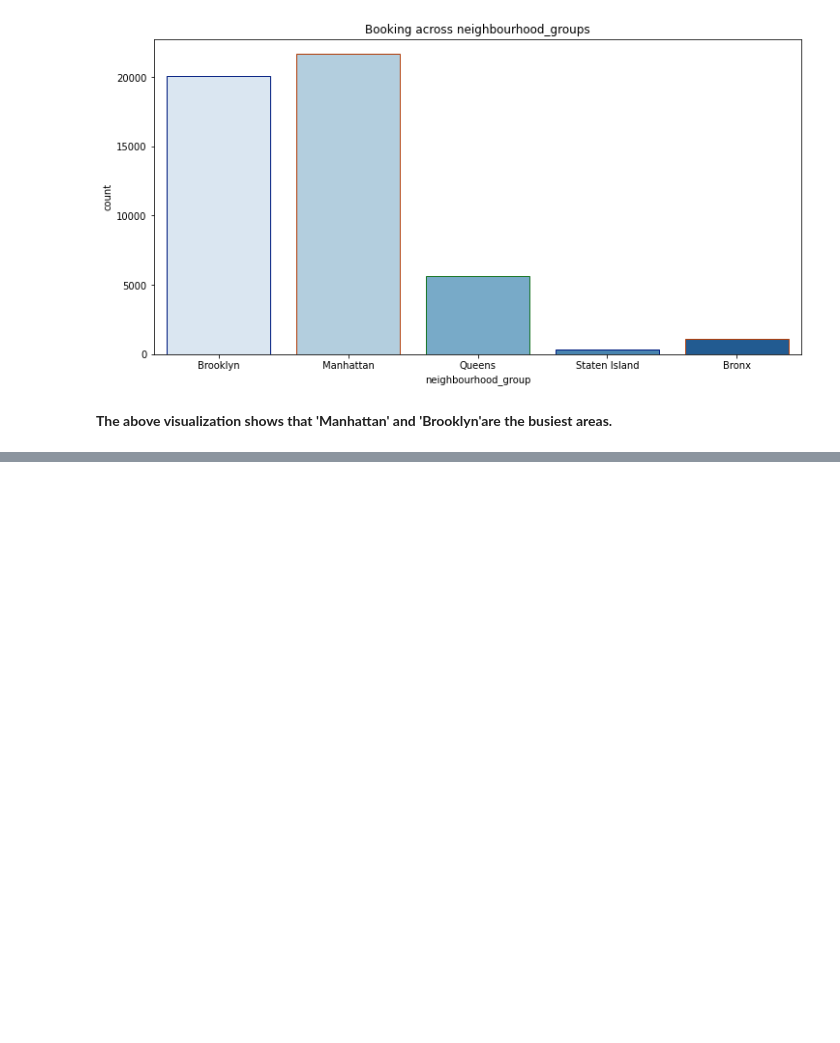
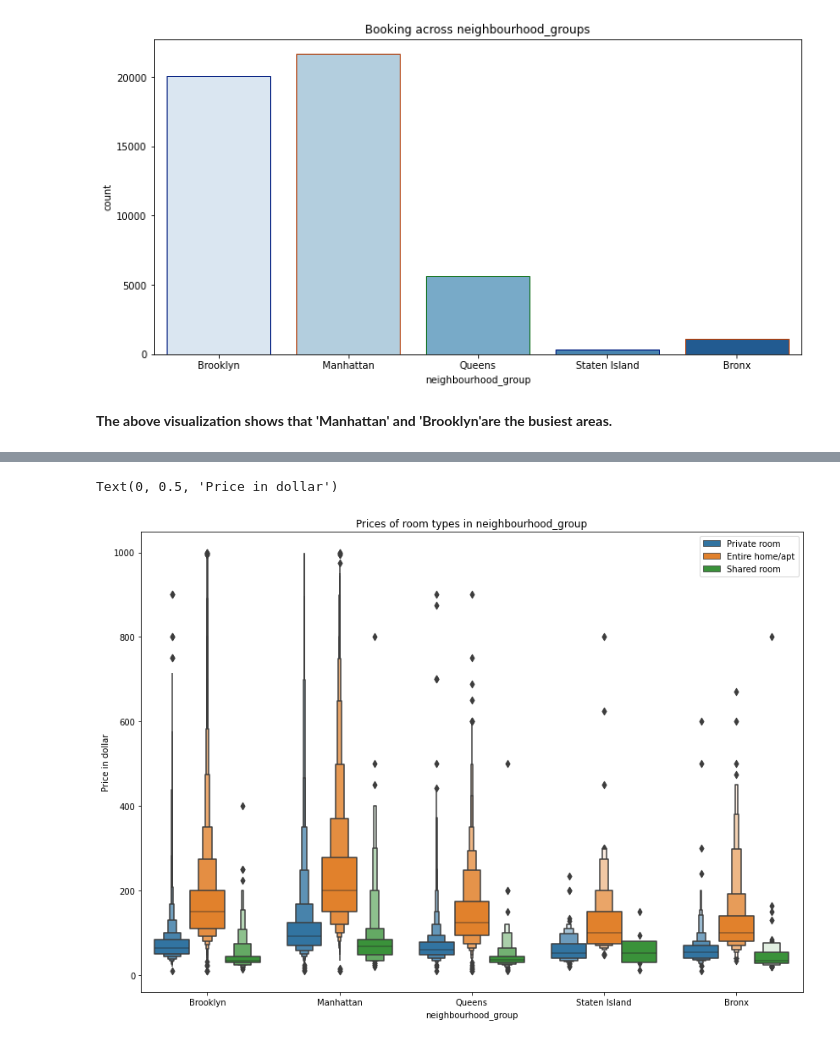
Before and after one commit to priyanshuupadhyay15/EDA_Airbnb_NYC, a Jupyter notebook: EDA_Airbnb.ipynb, the cells around one changed output, grey strips where cells are left out. Drawn from its saved outputs; the diff is of its cells as text; code cells hidden in the pictures; blank space fills up the shorter version.

```diff
--- a/EDA_Airbnb.ipynb
+++ b/EDA_Airbnb.ipynb
@@ -226,0 +301,12 @@ Text(0.5, 1.0, 'Booking across neighbourhood_groups')
+# %%
+price = airbnb[airbnb['price']< 1000]
+plt.figure(figsize=(14,10))
+sns.boxenplot(data= price,x='neighbourhood_group',y='price',hue='room_type')
+plt.legend(loc="upper right")
+
+
+plt.title("Prices of room types in neighbourhood_group")
+plt.ylabel("Price in dollar")
+# %% [output]
+Text(0, 0.5, 'Price in dollar')
+[figure, added]
```
Also changed, not shown: parts of 20 cells of this notebook.
